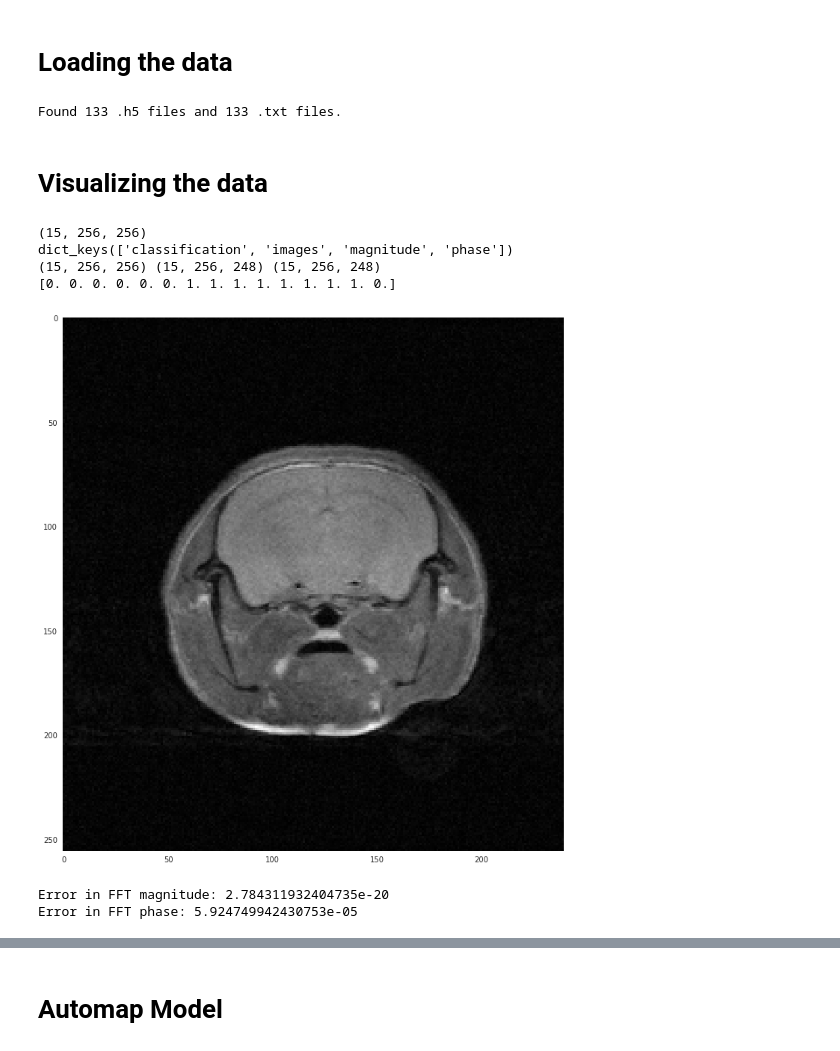
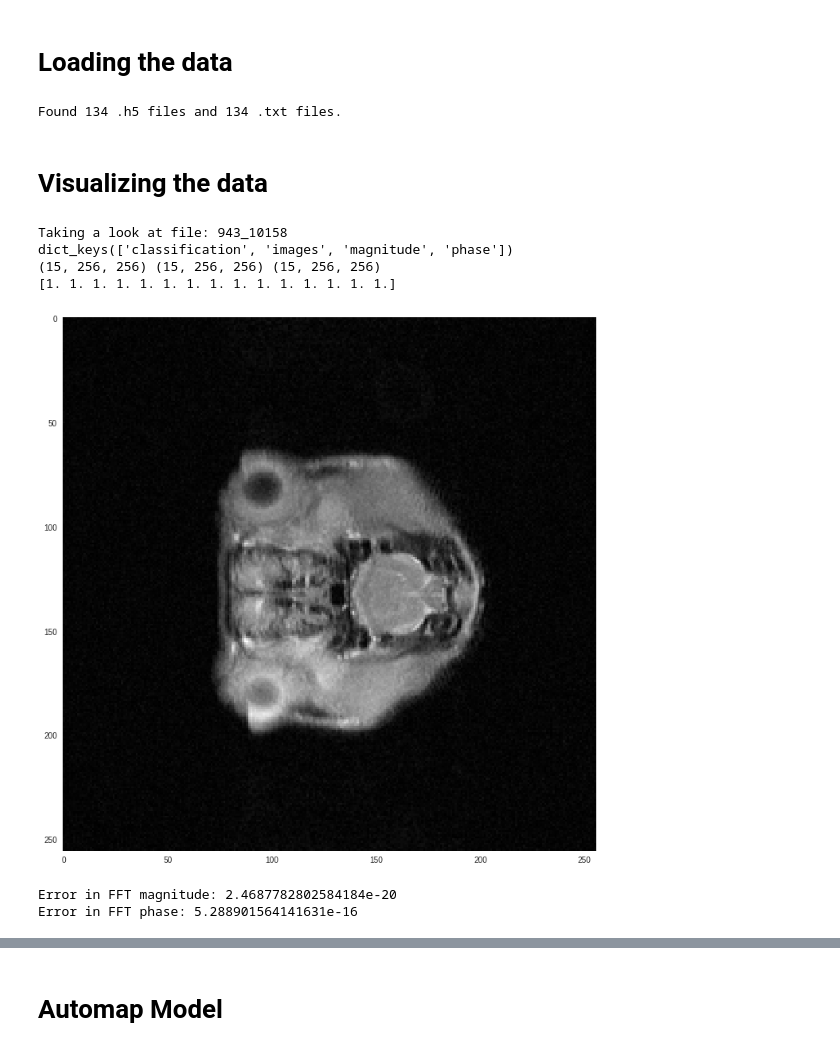
Before and after one commit to alexwal/cs230-project, a Jupyter notebook: MRI_reconstruction_example/automap_model.ipynb, the cells around one changed output, grey strips where cells are left out. Saved outputs shown, nothing was run; the diff lists cells and outputs as text; code cells hidden in the pictures.

```diff
--- a/MRI_reconstruction_example/automap_model.ipynb
+++ b/MRI_reconstruction_example/automap_model.ipynb
@@ -18,17 +18,19 @@ import cs230_project_utilities as utils
 # Loading the data
 # %%
 # Location of directory H5Exports_AnimiX/ (downloaded from Olivier's link)
-dataset_directory = '/scratch/groups/mwinterm/BoostMRI/data/H5Exports_AnimiX'
+DATASET_DIRECTORY = '/home/ubuntu/cs230/data/H5Exports_AnimiX'
 # %%
 # Find all the files in our dataset
-h5_files = utils.automap.find_dataset_files(dataset_directory)
+h5_files = utils.automap.find_dataset_files(DATASET_DIRECTORY)
 # %% [output]
-Found 133 .h5 files and 133 .txt files.
+Found 134 .h5 files and 134 .txt files.
 # %% [markdown]
 # Visualizing the data
 # %%
 ##### Finally, we can see the raw data
-h5 = h5_files['1497_18747']['h5']
+sample_filename = list(h5_files.keys())[20]
+print('Taking a look at file: {}'.format(sample_filename))
+h5 = h5_files[sample_filename]['h5']
 h5_data = utils.automap.read_h5_file(h5)
 print(h5_data.keys())
 
@@ -41,17 +43,17 @@ classification = h5_data['classification']
 print(images.shape, magnitude.shape, phase.shape)
 print(np.ndarray.flatten(classification))
 # %% [output]
-(15, 256, 256)
+Taking a look at file: 943_10158
 dict_keys(['classification', 'images', 'magnitude', 'phase'])
-(15, 256, 256) (15, 256, 248) (15, 256, 248)
-[0. 0. 0. 0. 0. 0. 1. 1. 1. 1. 1. 1. 1. 1. 0.]
+(15, 256, 256) (15, 256, 256) (15, 256, 256)
+[1. 1. 1. 1. 1. 1. 1. 1. 1. 1. 1. 1. 1. 1. 1.]
 # %%
 sample_index = np.argmax(classification)
 # %%
 # Uncomment to view example image in dataset
-utils.plot.imshowgray(utils.automap.transform_training_set_image_to_match_automap_output(images[sample_index]))
+utils.plot.imshowgray(images[sample_index])
 # %% [output]
-[figure, old version]
+[figure, new version]
 # %%
 # Construct FFT (k-space data) from magnitude and phase
 fft = magnitude[sample_index] * np.exp(1j * phase[sample_index])
@@ -68,8 +70,8 @@ ifft = utils.signal_processing.ifft_2D_centered(fft)
 print('Error in FFT magnitude: {}'.format(utils.signal_processing.mean_square_error(np.abs(fft), magnitude[sample_index])))
 print('Error in FFT phase: {}'.format(utils.signal_processing.mean_square_error(np.angle(fft), phase[sample_index])))
 # %% [output]
-Error in FFT magnitude: 2.784311932404735e-20
-Error in FFT phase: 5.924749942430753e-05
+Error in FFT magnitude: 2.4687782802584184e-20
+Error in FFT phase: 5.288901564141631e-16
 # %%
 ''' Uncomment to show plots.'''
 plt.subplot(2, 2, 1)
```
Also changed, not shown: parts of 13 cells of this notebook, 1 other file.
